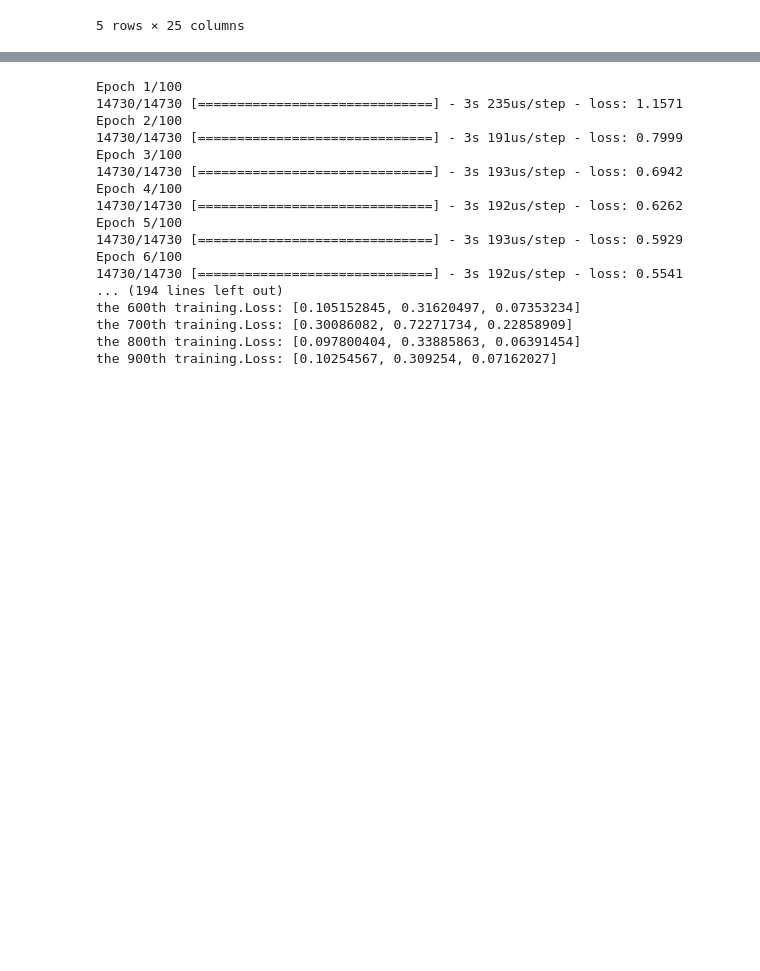
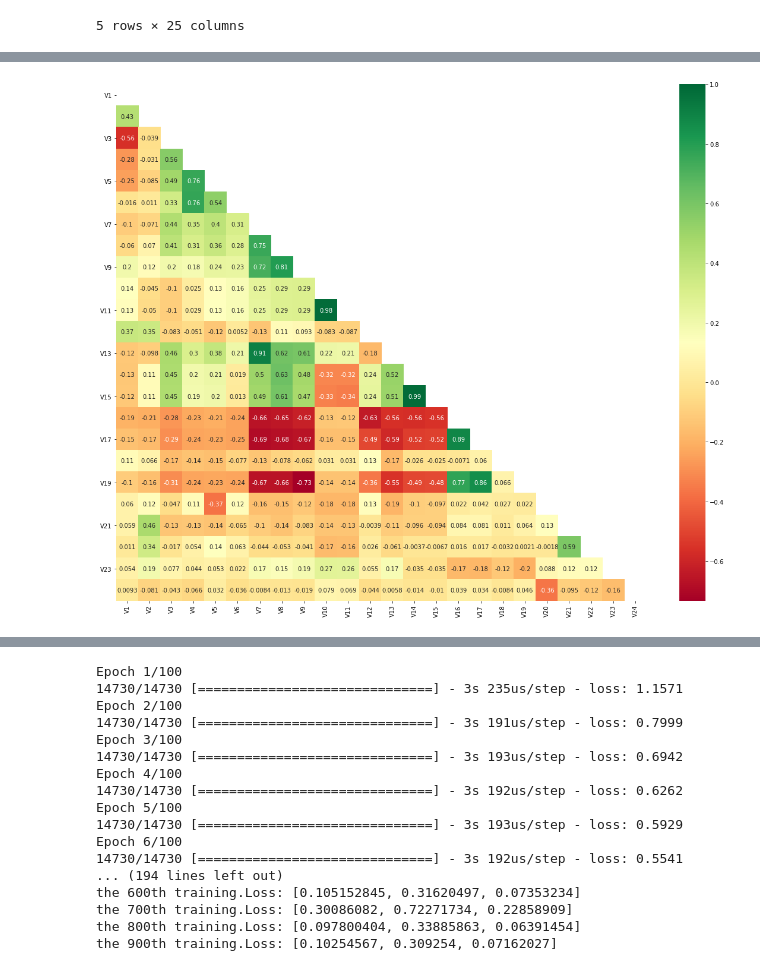
Before and after one commit to kindhjj/network_model_for_credit_scoring, a Jupyter notebook: code/Classification.ipynb, the cells around one changed output, grey strips where cells are left out. Cells and saved outputs as stored; diff of their text form; code cells hidden in the pictures; blank space fills up the shorter version.

```diff
--- a/code/Classification.ipynb
+++ b/code/Classification.ipynb
@@ -53 +80,11 @@ rawdata_df.head()
+# %%
+corr = rawdata_unif_df.drop(['status'], axis=1,).corr()
+mask = np.zeros_like(corr)
+mask[np.triu_indices_from(mask)] = True
+# mask[np.abs(corr) < 0.85] = True
+sns.heatmap(corr, annot=True, mask=mask, cmap='RdYlGn')
+fig = plt.gcf()
+fig.set_size_inches(20, 16)
+# %% [output]
+[figure, added]
 # %%
```
Also changed, not shown: parts of 22 cells of this notebook, 5 other files.
